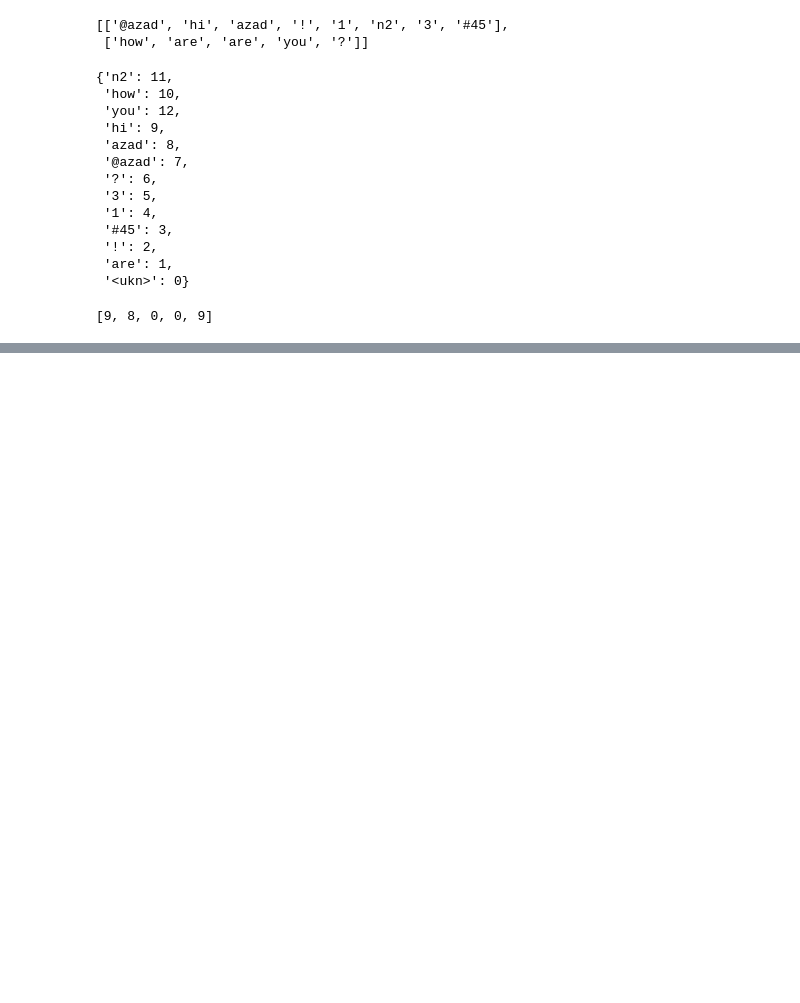
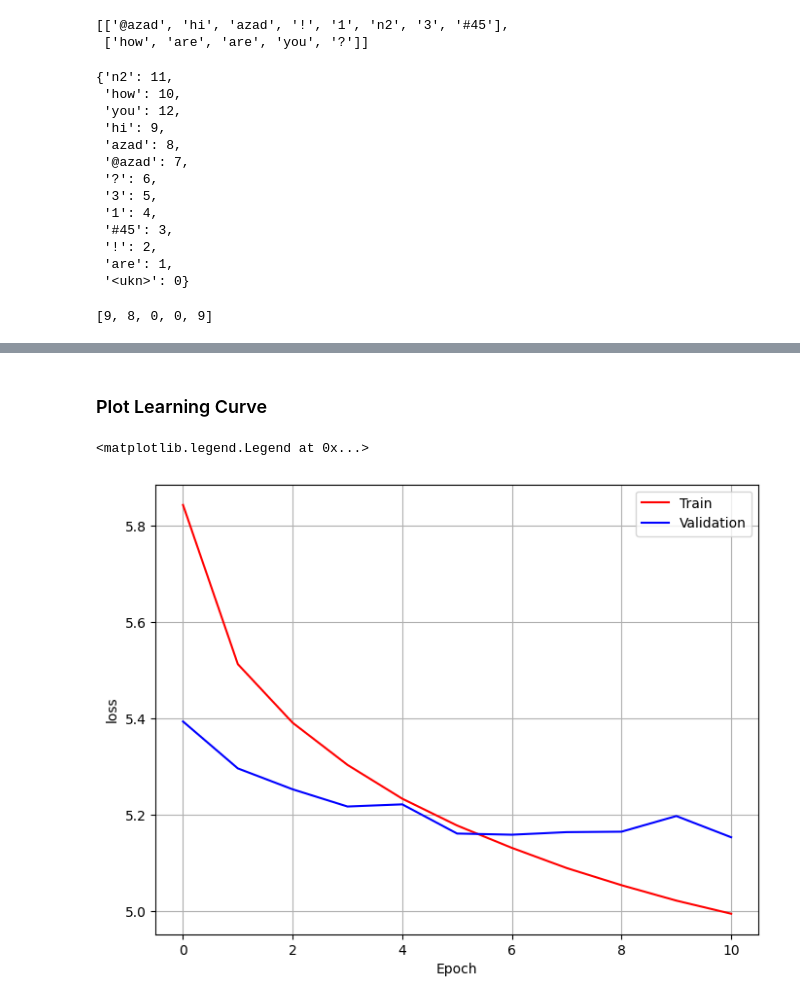
Before and after one commit to ft-Azad/Language-Modeling, a Jupyter notebook: LanguageModel.ipynb, the cells around one changed output, grey strips where cells are left out. Cells and saved outputs as stored; diff of their text form; code cells hidden in the pictures; blank space fills up the shorter version.

Commit message:
ModelTrained_ppl145

```diff
--- a/LanguageModel.ipynb
+++ b/LanguageModel.ipynb
@@ -161,0 +635,34 @@ torch.save(vocab, '/content/drive/MyDrive/LanguageModel/vocab.pt')
+# %%
+num_epochs = 20
+
+for epoch in range(num_epochs):
+  # Train
+  model, loss_train, metric_train = train_one_epoch(model,
+                                                    train_loader,
+                                                    loss_fn,
+                                                    optimizer,
+                                                    metric,
+                                                    epoch)
+  # Validation
+  loss_valid, metric_valid = evaluate(model,
+                                      valid_loader,
+                                      loss_fn,
+                                      metric)
+
+
+  loss_train_hist.append(loss_train)
+  loss_valid_hist.append(loss_valid)
+
+  metric_train_hist.append(metric_train)
+  metric_valid_hist.append(metric_valid)
+
+  if loss_valid < best_loss_valid:
+    torch.save(model, f'model.pt')
+    best_loss_valid = loss_valid
+    best_loss_epoch = epoch
+    print('Model Saved!')
+
+  print(f'Valid: Loss = {loss_valid:.4}, Metric = {metric_valid:.4}')
+  print()
+
+  epoch_counter += 1
@@ -161,0 +682,15 @@ torch.save(vocab, '/content/drive/MyDrive/LanguageModel/vocab.pt')
+# %% [markdown]
+### Plot Learning Curve
+# %%
+plt.figure(figsize=(8, 6))
+
+plt.plot(range(epoch_counter), loss_train_hist, 'r-', label='Train')
+plt.plot(range(epoch_counter), loss_valid_hist, 'b-', label='Validation')
+
+plt.xlabel('Epoch')
+plt.ylabel('loss')
+plt.grid(True)
+plt.legend()
+# %% [output]
+<matplotlib.legend.Legend at 0x...>
+[figure, added]
```
Also changed, not shown: parts of 60 cells of this notebook.
